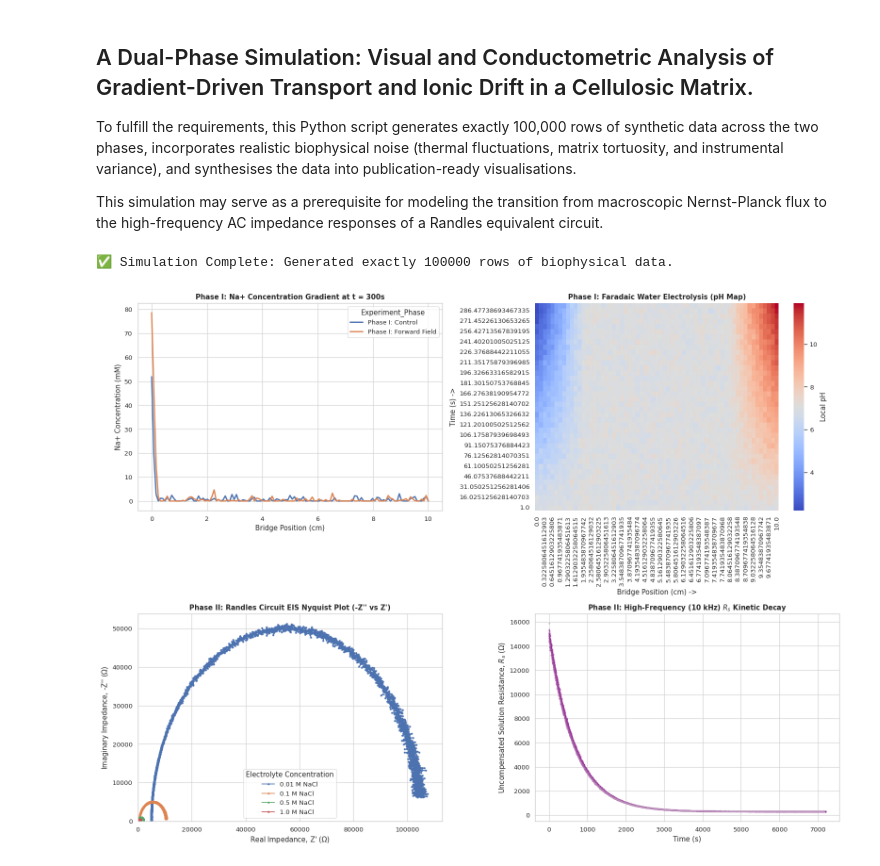
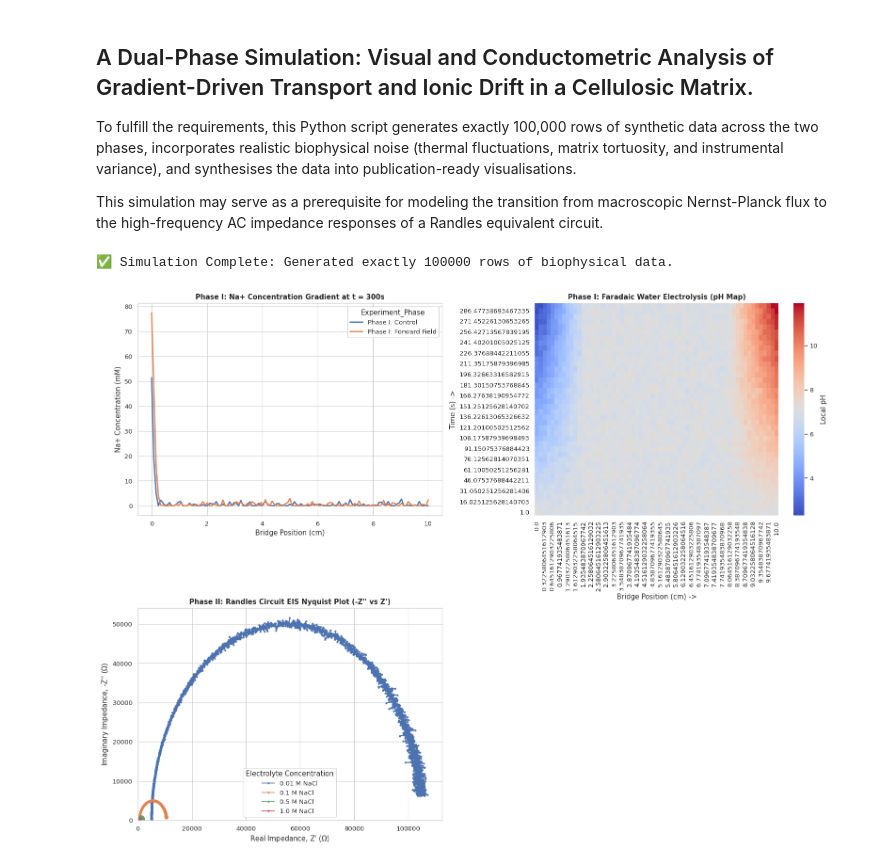
Before and after one commit to amcmdv/Gemini-vigilant-system-sequel, a Jupyter notebook: 09042026_Visual_and_Conductometric_Analysis_of_Gradient_Driven_Transport_and_Ionic_Drift_in_a_Cellulosic_Matrix_[A_Physics_Thought_Experiment].ipynb, the cells around one changed output. Cells and saved outputs as stored; diff of their text form; code cells hidden in the pictures.

```diff
--- a/09042026_Visual_and_Conductometric_Analysis_of_Gradient_Driven_Transport_and_Ionic_Drift_in_a_Cellulosic_Matrix_[A_Physics_Thought_Experiment].ipynb
+++ b/09042026_Visual_and_Conductometric_Analysis_of_Gradient_Driven_Transport_and_Ionic_Drift_in_a_Cellulosic_Matrix_[A_Physics_Thought_Experiment].ipynb
@@ -172,43 +172,36 @@ ax1.set_title('Phase I: Na+ Concentration Gradient at t = 300s', fontweight='bol
 ax1.set_ylabel('Na+ Concentration (mM)')
 ax1.set_xlabel('Bridge Position (cm)')
 
 # Plot 2: Phase I - pH Heatmap (Forward Field)
 ax2 = fig.add_subplot(gs[0, 1])
 df_ph1_fwd = df[df['Experiment_Phase'] == 'Phase I: Forward Field']
 pH_pivot = df_ph1_fwd.pivot_table(index='Time_s', columns='Position_cm', values='pH')
 pH_pivot = pH_pivot.iloc[::5, ::2] # Subsample for cleaner heatmap
 sns.heatmap(pH_pivot, cmap='coolwarm', ax=ax2, cbar_kws={'label': 'Local pH'})
 ax2.set_title('Phase I: Faradaic Water Electrolysis (pH Map)', fontweight='bold')
 ax2.invert_yaxis()
 ax2.set_xlabel('Bridge Position (cm) ->')
 ax2.set_ylabel('Time (s) ->')
 
 # Plot 3: Phase II - EIS Nyquist Plot
 ax3 = fig.add_subplot(gs[1, 0])
 df_eis = df[df['Experiment_Phase'] == 'Phase II: EIS Steady-State']
 for M in molarities:
     subset = df_eis[df_eis['Molarity_M'] == M]
     ax3.plot(subset['Z_Real_Ohms'], subset['Z_Imag_Ohms'], marker='o', markersize=2, linestyle='-', label=f'{M} M NaCl')
 ax3.set_title("Phase II: Randles Circuit EIS Nyquist Plot (-Z'' vs Z')", fontweight='bold')
-ax3.set_xlabel("Real Impedance, Z' ($\Omega$)")
-ax3.set_ylabel("Imaginary Impedance, -Z'' ($\Omega$)")
+ax3.set_xlabel(r"Real Impedance, Z' ($\Omega$)")
+ax3.set_ylabel(r"Imaginary Impedance, -Z'' ($\Omega$)")
 ax3.legend(title='Electrolyte Concentration')
 ax3.set_xlim(left=0)
 ax3.set_ylim(bottom=0)
 
-# Plot 4: Phase II - Kinetic Rs Decay
-ax4 = fig.add_subplot(gs[1, 1])
-df_kin = df[df['Experiment_Phase'] == 'Phase II: Kinetic Decay']
-sns.scatterplot(data=df_kin, x='Time_s', y='Rs_Kinetic_Ohms', ax=ax4, s=5, color='purple', alpha=0.3)
-ax4.set_title('Phase II: High-Frequency (10 kHz) $R_s$ Kinetic Decay', fontweight='bold')
-ax4.set_xlabel('Time (s)')
-ax4.set_ylabel('Uncompensated Solution Resistance, $R_s$ ($\Omega$)')
 
 plt.tight_layout()
 plt.show()
 # %% [output]
 ✅ Simulation Complete: Generated exactly 100000 rows of biophysical data.
-[figure, old version]
+[figure, new version]
 # %% [markdown]
 ### **Synthesis of the Simulation Output**
 
```
Also changed, not shown: parts of 1 cell of this notebook.
